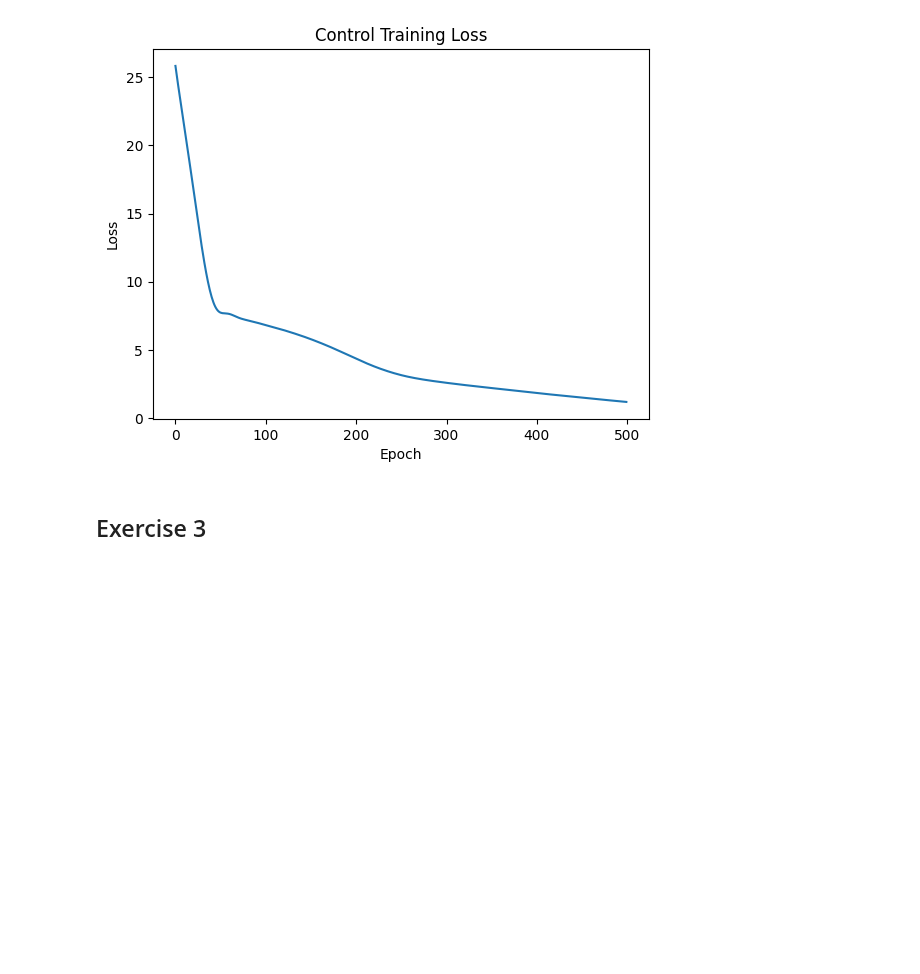
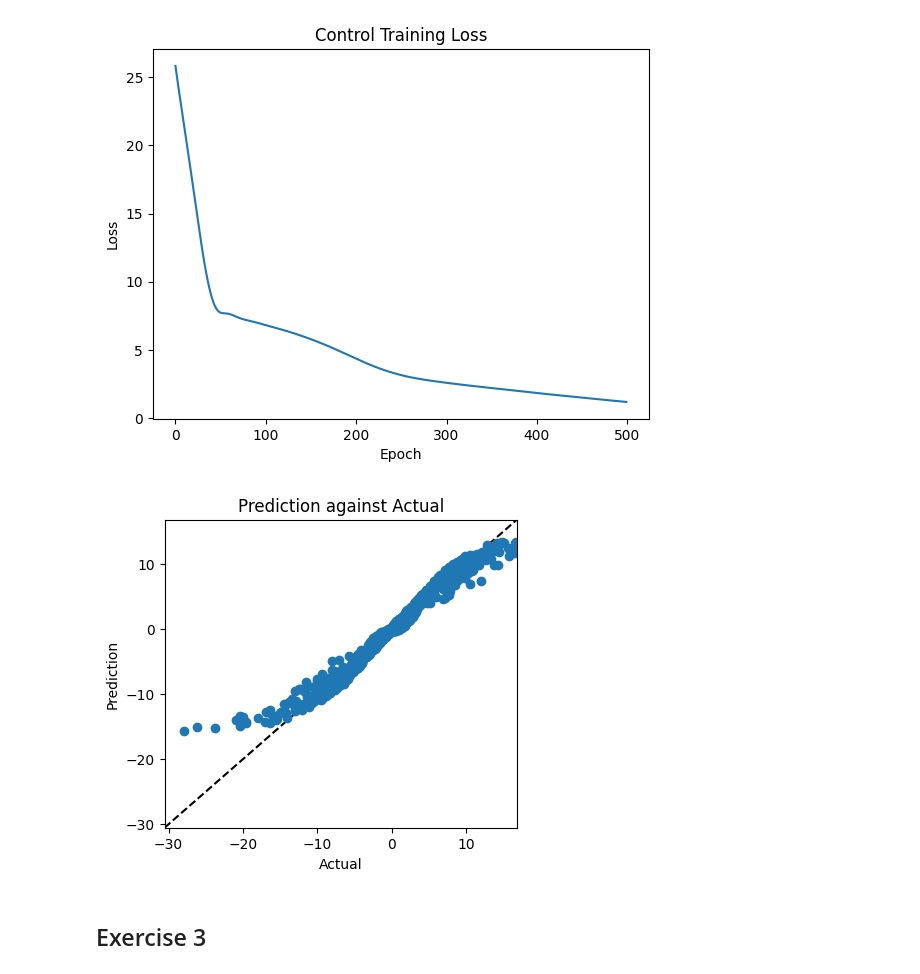
Before and after one commit to Kian-P/SCDAA, a Jupyter notebook: SCDAA-CW.ipynb, the cells around one changed output. Cells and saved outputs as stored; diff of their text form; code cells hidden in the pictures; blank space fills up the shorter version.

```diff
--- a/SCDAA-CW.ipynb
+++ b/SCDAA-CW.ipynb
@@ -550,6 +567,23 @@ Epoch [300/500], Control Loss: 2.6025
 Epoch [400/500], Control Loss: 1.8526
 Epoch [500/500], Control Loss: 1.1936
 [figure]
+# %%
+# Plot actual vs prediction
+fig = plt.figure(figsize=(10, 4))
+plt.subplot(121)
+plt.scatter(control_targets.detach().numpy(), control_outputs.detach().numpy())
+x1, x2 = plt.xlim()
+y1, y2 = plt.ylim()
+lim = min(x1, y1), min(x2, y2)
+plt.xlim(*lim)
+plt.ylim(*lim)
+plt.plot(lim, lim, 'k--', zorder=-1)
+plt.xlabel('Actual')
+plt.ylabel('Prediction')
+plt.title('Prediction against Actual')
+plt.show()
+# %% [output]
+[figure, added]
 # %% [markdown]
 ## Exercise 3
 # %% [markdown]
```
Also changed, not shown: parts of 8 cells of this notebook.
